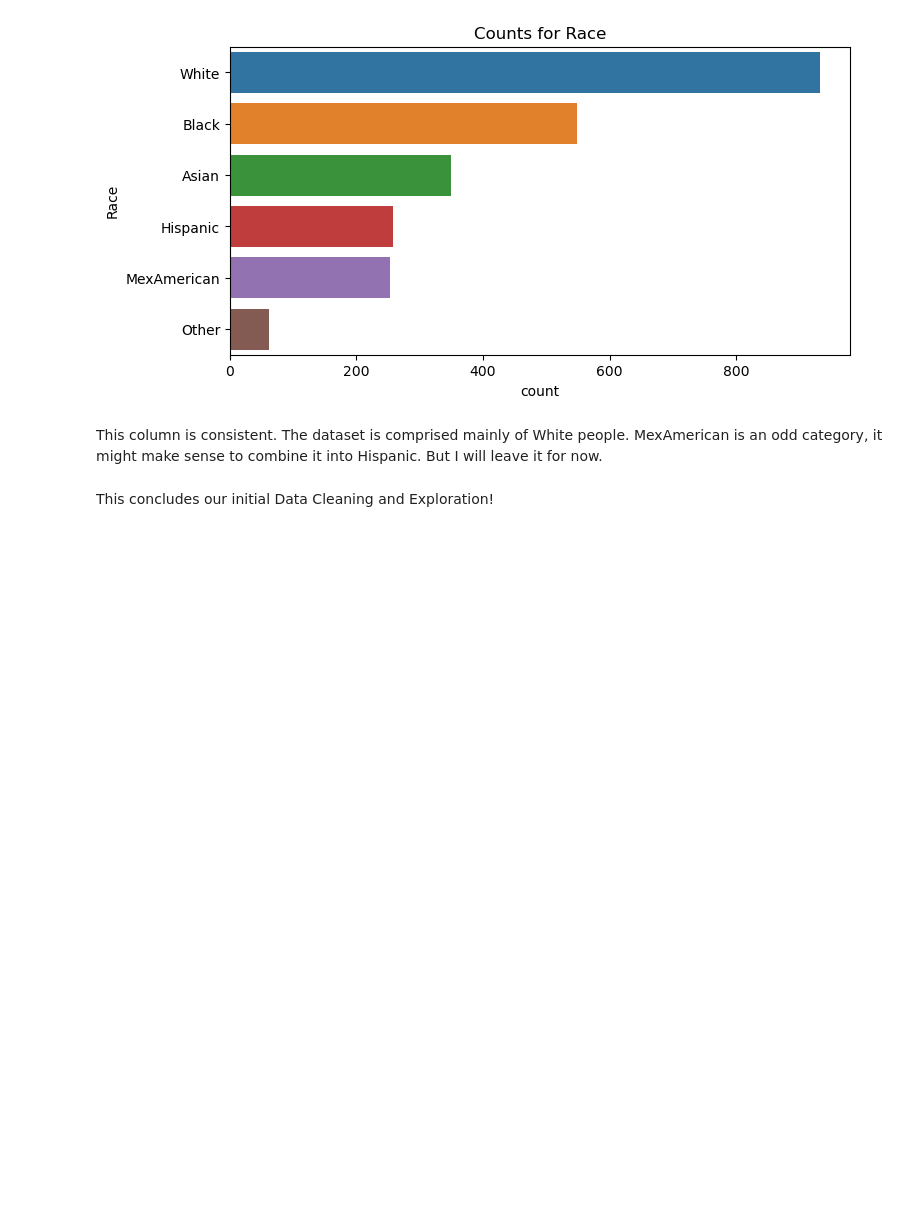
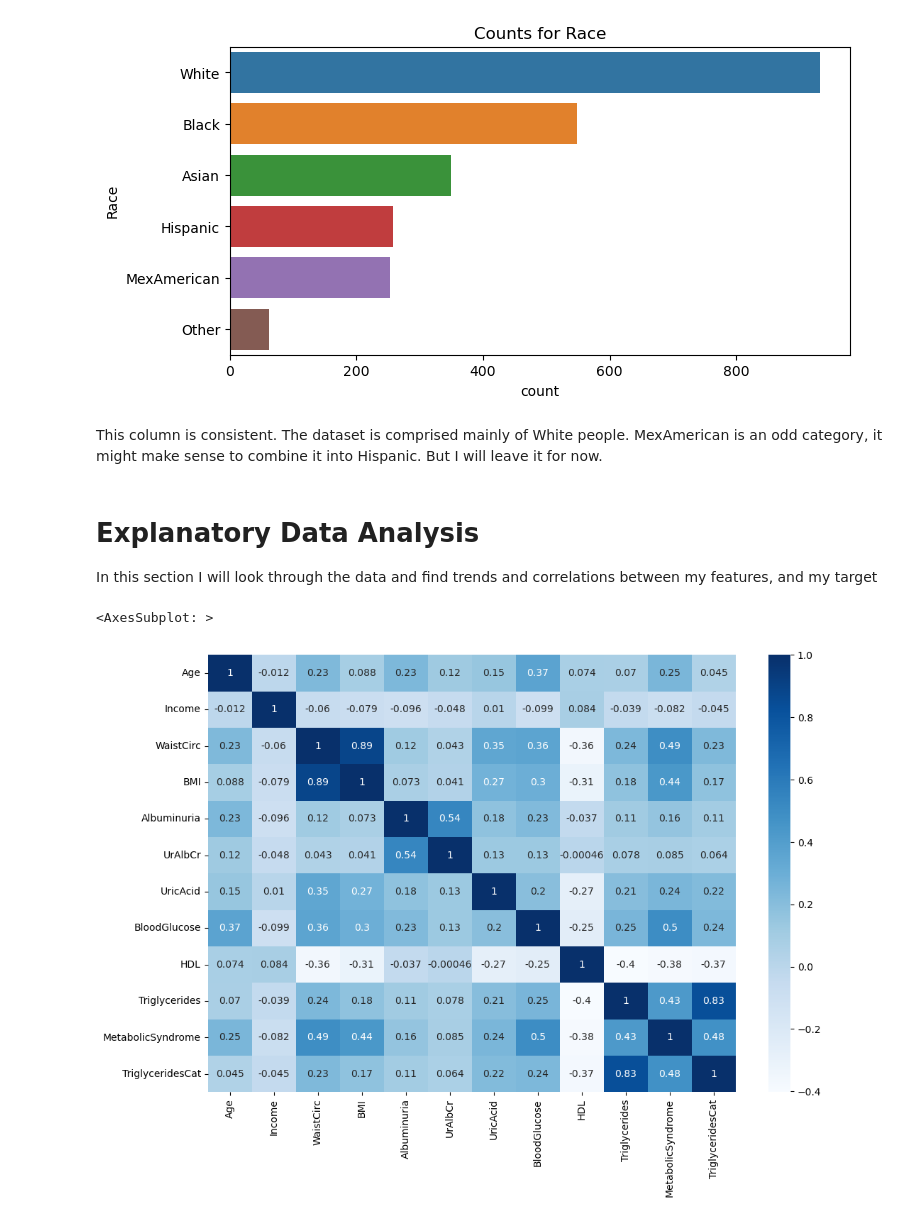
Before and after one commit to RaymondGarcia1107/Classification-Analysis, a Jupyter notebook: MetabolicSyndromeClassification.ipynb, the cells around one changed output. Drawn from its saved outputs; the diff is of its cells as text; code cells hidden in the pictures; blank space fills up the shorter version.

Commit message:
Added some Explanatory visuals

```diff
--- a/MetabolicSyndromeClassification.ipynb
+++ b/MetabolicSyndromeClassification.ipynb
@@ -765,4 +765,12 @@ Name: Race, dtype: object
 # %% [markdown]
 This column is consistent. The dataset is comprised mainly of White people. MexAmerican is an odd category, it might make sense to combine it into Hispanic. But I will leave it for now.
 # %% [markdown]
-This concludes our initial Data Cleaning and Exploration!
+# Explanatory Data Analysis
+In this section I will look through the data and find trends and correlations between my features, and my target
+# %%
+corr = df.corr()
+fig, ax = plt.subplots(figsize = (12,8))
+sns.heatmap(corr, annot = True, cmap = 'Blues')
+# %% [output]
+<AxesSubplot: >
+[figure, added]
```
Also changed, not shown: parts of 37 cells of this notebook.
